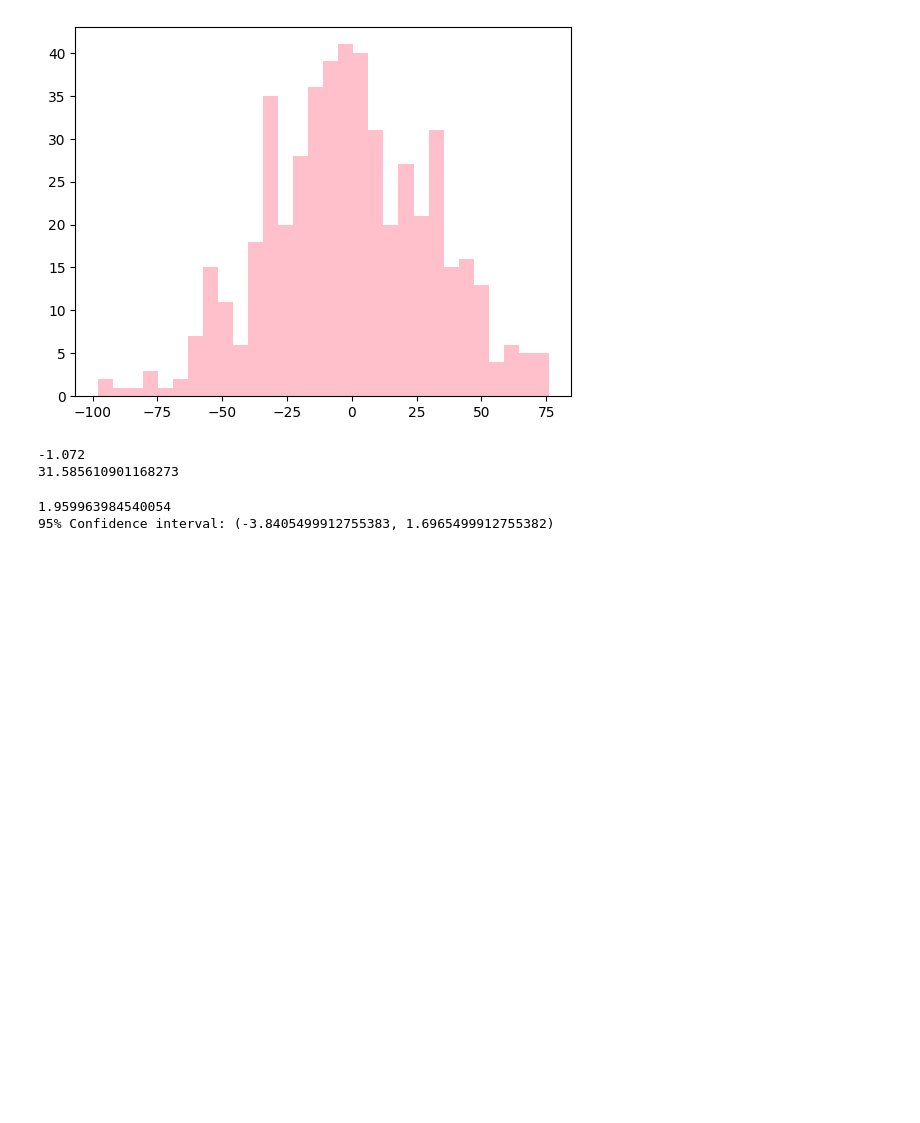
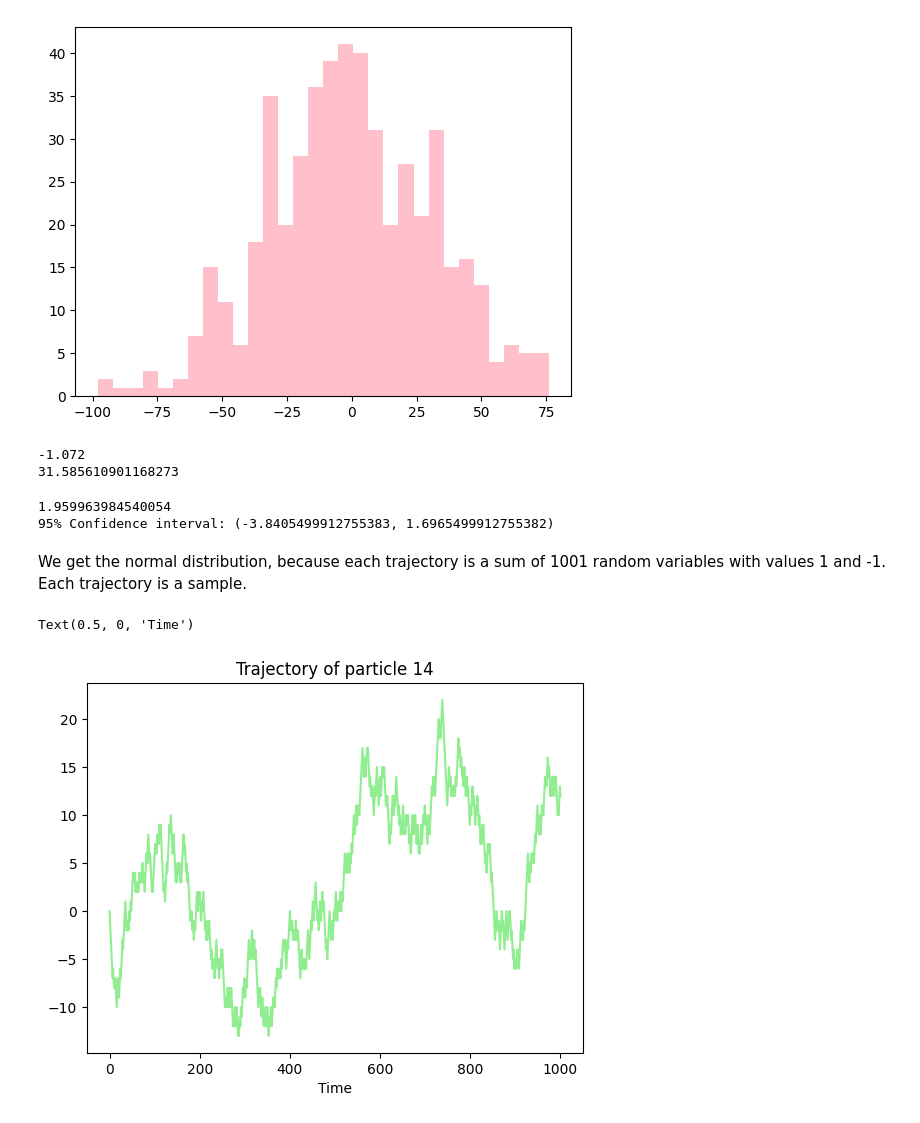
Before and after one commit to mariakesa/MITNeuralComputation, a Jupyter notebook: ProblemSet1/random_walk.ipynb, the cells around one changed output. Drawn from its saved outputs; the diff is of its cells as text; code cells hidden in the pictures; blank space fills up the shorter version.

```diff
--- a/ProblemSet1/random_walk.ipynb
+++ b/ProblemSet1/random_walk.ipynb
@@ -83,3 +83,13 @@ print(f"95% Confidence interval: ({ci_lower}, {ci_upper})")
 # %% [output]
 1.959963984540054
 95% Confidence interval: (-3.8405499912755383, 1.6965499912755382)
+# %% [markdown]
+We get the normal distribution, because each trajectory is a sum of 1001 random variables with values 1 and -1. Each trajectory is a sample.
+# %%
+#Trajectory of particle 14
+plt.plot(dat['X'][14,:], color='lightgreen')
+plt.title('Trajectory of particle 14')
+plt.xlabel('Time')
+# %% [output]
+Text(0.5, 0, 'Time')
+[figure, added]
```
Also changed, not shown: parts of 4 cells of this notebook.
